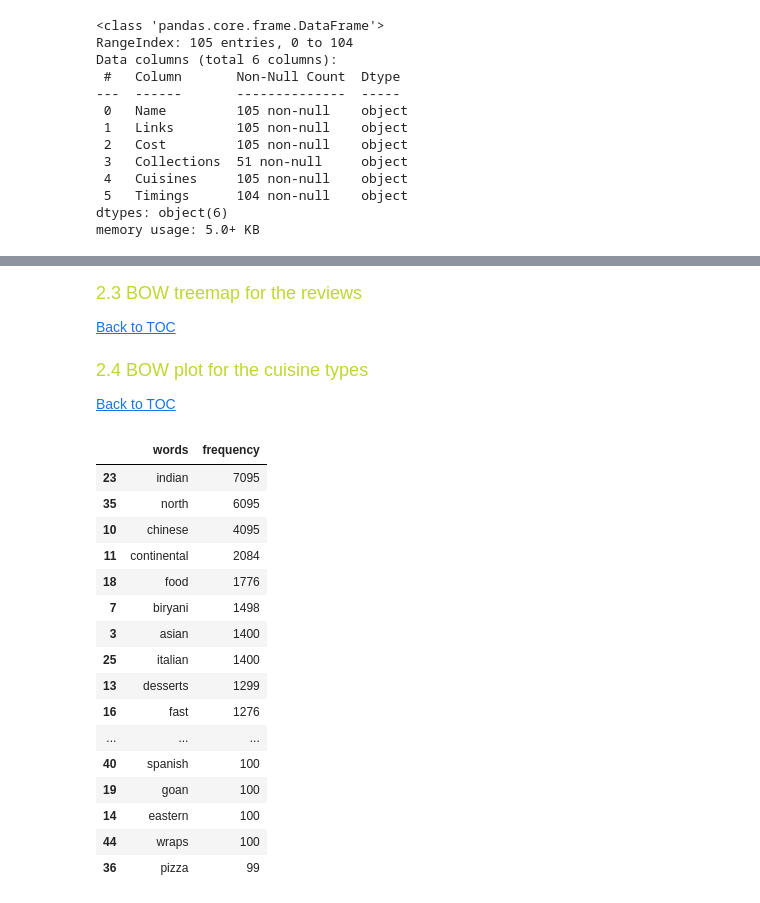
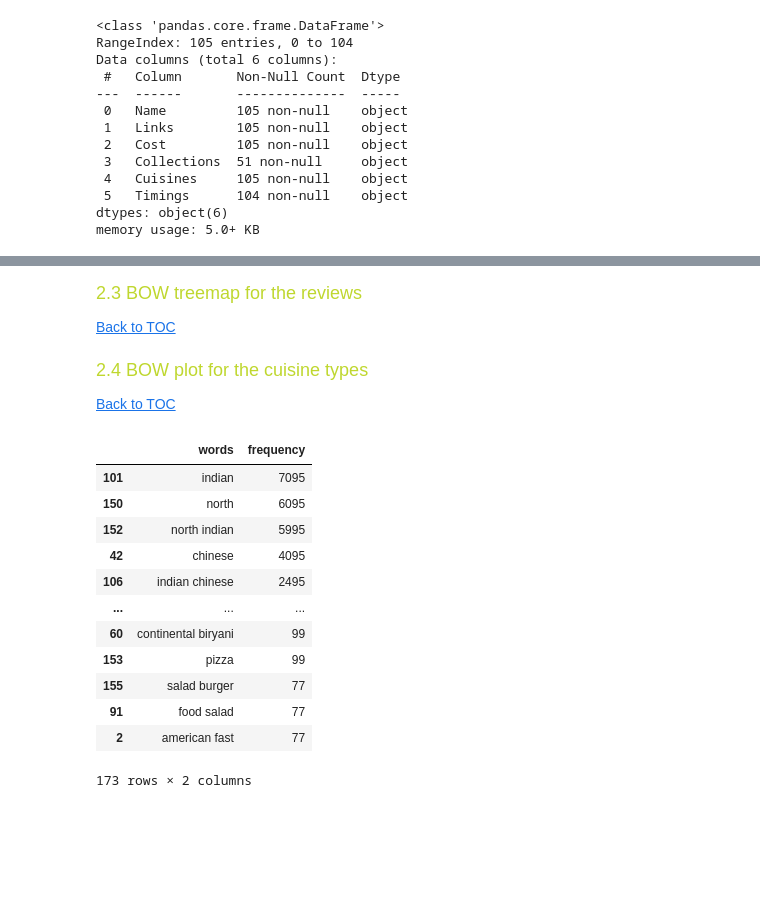
Before and after one commit to JoaoF7/Text_Mining_Project, a Jupyter notebook: TM2425_project_sow_Annex_B_Notebook_Template.ipynb, the cells around one changed output, grey strips where cells are left out. Cells and saved outputs as stored; diff of their text form; code cells hidden in the pictures; blank space fills up the shorter version.

```diff
--- a/TM2425_project_sow_Annex_B_Notebook_Template.ipynb
+++ b/TM2425_project_sow_Annex_B_Notebook_Template.ipynb
@@ -227,0 +275,5 @@ reviews["Review_feat_extraction"] = reviews["Review"].apply(lambda x: main_pipel
+# %%
+reviews_text_only = reviews.copy()
+reviews_text_only.dropna(subset=['Review'], inplace= True)
+reviews_text_only.drop(columns = ["Reviewer", "Time", "Pictures", "Metadata", "Rating"], inplace= True)
+reviews_text_only
@@ -227,0 +294,3 @@ reviews["Review_feat_extraction"] = reviews["Review"].apply(lambda x: main_pipel
+# %%
+reviews_text_only["All_lower"] = reviews_text_only["Review"].apply(lambda x: x.lower())
+reviews_text_only
@@ -250,7 +351,7 @@ def word_freq_calculator(td_matrix, word_list, df_output=True):
 # %%
 #Create a BOW and get the number of times each word in the reviews appears
 bow_vectorizer = CountVectorizer()
-clean_bow_td_matrix = bow_vectorizer.fit_transform(reviews["Review_feat_extraction"]).toarray()
+clean_bow_td_matrix = bow_vectorizer.fit_transform(reviews_text_only["All_lower"]).toarray()
 clean_bow_word_list = bow_vectorizer.get_feature_names_out().tolist()
 clean_bow_words_freq = word_freq_calculator(clean_bow_td_matrix, clean_bow_word_list)
 clean_bow_words_freq
@@ -272,0 +372,3 @@ reviews["Clean_BOW"] = clean_bow_td_matrix.tolist()
+# %%
+reviews_text_only["First_BOW"] = clean_bow_td_matrix.tolist()
+reviews_text_only
@@ -348,5 +425,5 @@ word_cloud_generator("graphs",reviews, wc_pos, path = "WC_TFIDF_Colored.png")
 # %% [markdown]
-<font color='#BFD72F' size=4>2.3 BOW treemap for the reviews</font> <a class="anchor" id="P1"></a>
+<font color='#BFD72F' size=4>2.3 BOW treemap for the reviews</font> <a class="anchor" id="P23"></a>
 
 [Back to TOC](#toc)
 # %%
@@ -367,32 +444,28 @@ fig = px.treemap(clean_bow_words_freq[:350],
 fig.update_layout(margin = dict(t=50, l=25, r=25, b=25))
 fig.show()
 # %% [markdown]
-<font color='#BFD72F' size=4>2.4 BOW plot for the cuisine types</font> <a class="anchor" id="P1"></a>
+<font color='#BFD72F' size=4>2.4 BOW plot for the cuisine types</font> <a class="anchor" id="P24"></a>
 
 [Back to TOC](#toc)
 # %%
 #Create a BOW and get the number of times each type of cuisine appears
-bow_vectorizer = CountVectorizer()
-cuisine_td_matrix = bow_vectorizer.fit_transform(reviews["Cuisine"]).toarray()
+bow_vectorizer = CountVectorizer(ngram_range=(1,2))
+cuisine_td_matrix = bow_vectorizer.fit_transform(reviews_text_only["Cuisine"]).toarray()
 cuisine_word_list = bow_vectorizer.get_feature_names_out().tolist()
 cuisine_words_freq = word_freq_calculator(cuisine_td_matrix, cuisine_word_list)
 cuisine_words_freq
 # %% [output]
 |  | words | frequency |
-| 23 | indian | 7095 |
-| 35 | north | 6095 |
-| 10 | chinese | 4095 |
-| 11 | continental | 2084 |
-| 18 | food | 1776 |
-| 7 | biryani | 1498 |
-| 3 | asian | 1400 |
-| 25 | italian | 1400 |
-| 13 | desserts | 1299 |
-| 16 | fast | 1276 |
+| 101 | indian | 7095 |
+| 150 | north | 6095 |
+| 152 | north indian | 5995 |
+| 42 | chinese | 4095 |
+| 106 | indian chinese | 2495 |
 | ... | ... | ... |
-| 40 | spanish | 100 |
-| 19 | goan | 100 |
-| 14 | eastern | 100 |
-| 44 | wraps | 100 |
-| 36 | pizza | 99 |
+| 60 | continental biryani | 99 |
+| 153 | pizza | 99 |
+| 155 | salad burger | 77 |
+| 91 | food salad | 77 |
+| 2 | american fast | 77 |
+173 rows × 2 columns
 # %%
```
Also changed, not shown: parts of 60 cells of this notebook, 12 other files.
